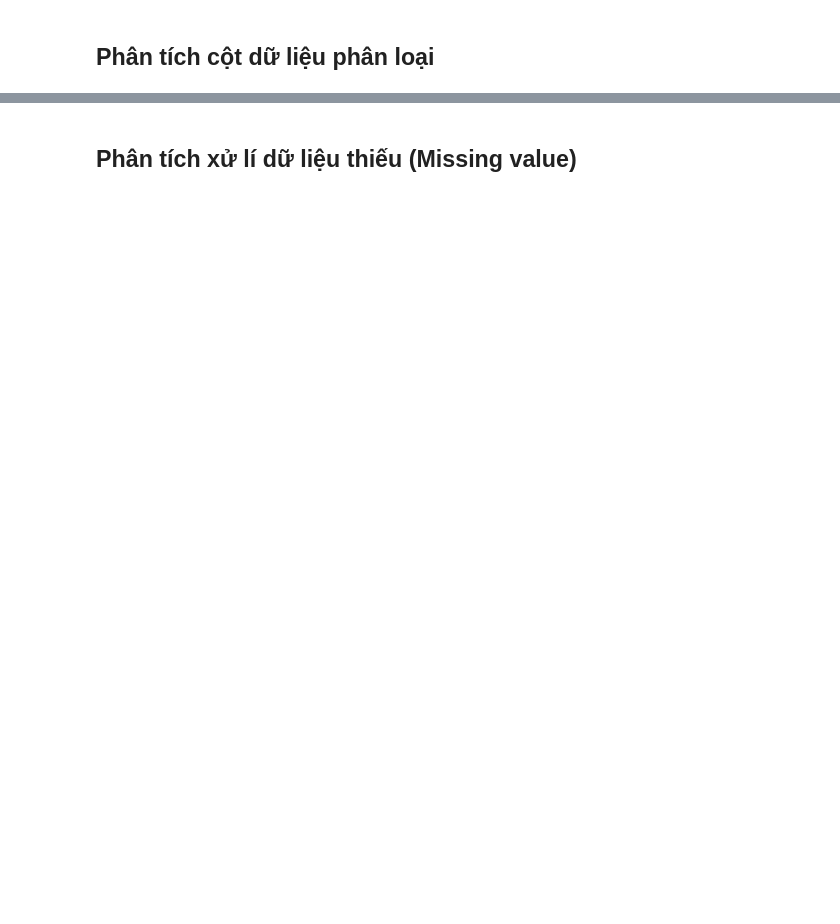
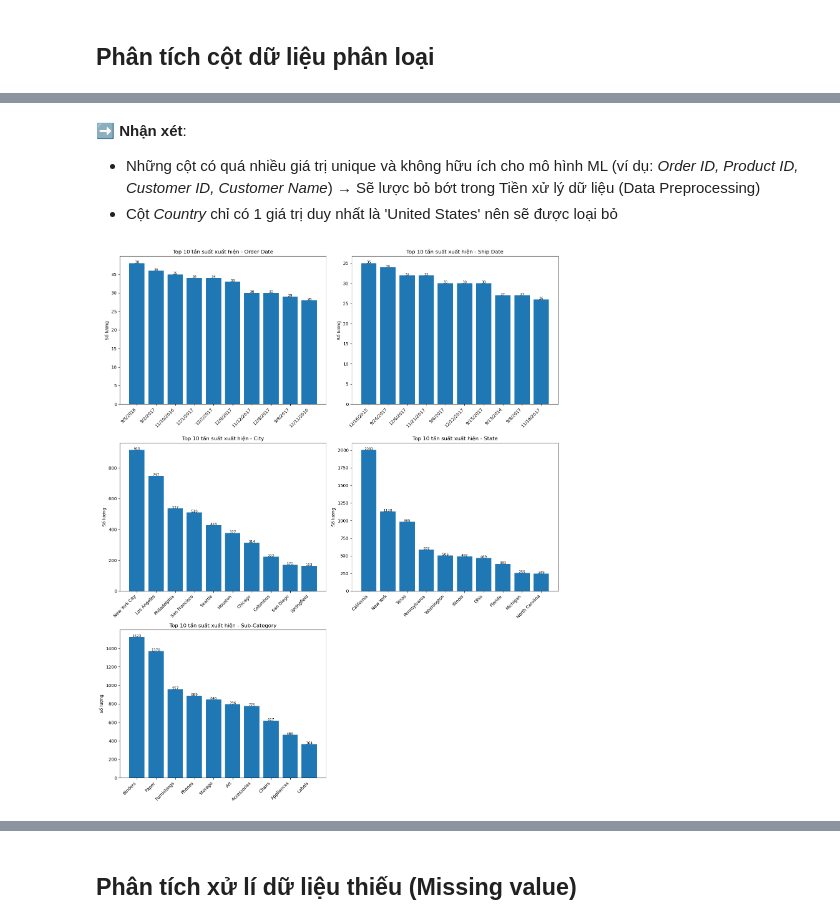
Before and after one commit to TThanhc/Superstore_Sales_Analysis, a Jupyter notebook: Data_CEPA.ipynb, the cells around one changed output, grey strips where cells are left out. Drawn from its saved outputs; the diff is of its cells as text; code cells hidden in the pictures; blank space fills up the shorter version.

```diff
--- a/Data_CEPA.ipynb
+++ b/Data_CEPA.ipynb
@@ -1853,0 +1904,32 @@ PHÂN TÍCH PROFIT - RANGE & OUTLIERS
+# %% [markdown]
+➡️ **Nhận xét**:
+
+- Những cột có quá nhiều giá trị unique và không hữu ích cho mô hình ML (ví dụ: *Order ID, Product ID, Customer ID, Customer Name*) → Sẽ lược bỏ bớt trong Tiền xử lý dữ liệu (Data Preprocessing)
+- Cột *Country* chỉ có 1 giá trị duy nhất là 'United States' nên sẽ được loại bỏ
+# %%
+# 2. Barplot top 10 giá trị xuất hiện nhiều nhất của các cột quan trọng
+new_cat_cols = [
+    "Order Date", "Ship Date", "City", "State", "Sub-Category"
+]
+
+plt.figure(figsize=(15, 18))
+
+for i, col in enumerate(new_cat_cols, 1):
+    plt.subplot(3, 2, i)
+
+    # Chỉ lấy TOP 10
+    counts = data[col].value_counts().head(10)
+
+    plt.bar(counts.index, counts.values)
+    plt.title(f"Top 10 tần suất xuất hiện - {col}")
+    plt.ylabel("Số lượng")
+    plt.xticks(rotation=45, ha='right')
+
+    # Hiển thị số trên từng cột
+    for j, v in enumerate(counts.values):
+        plt.text(j, v, str(v), ha='center', fontsize=8)
+
+plt.tight_layout()
+plt.show()
+# %% [output]
+[figure, added]
```
Also changed, not shown: parts of 33 cells of this notebook.
